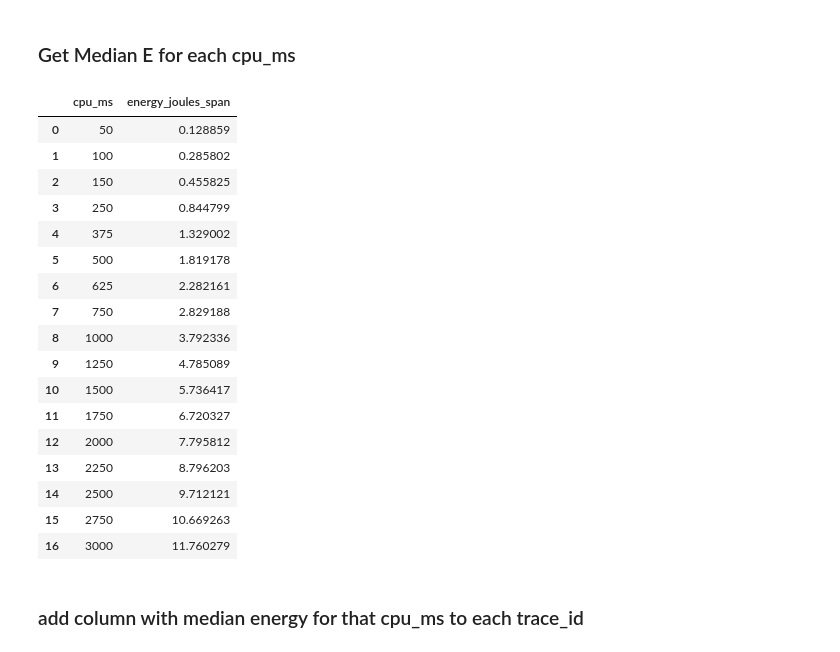
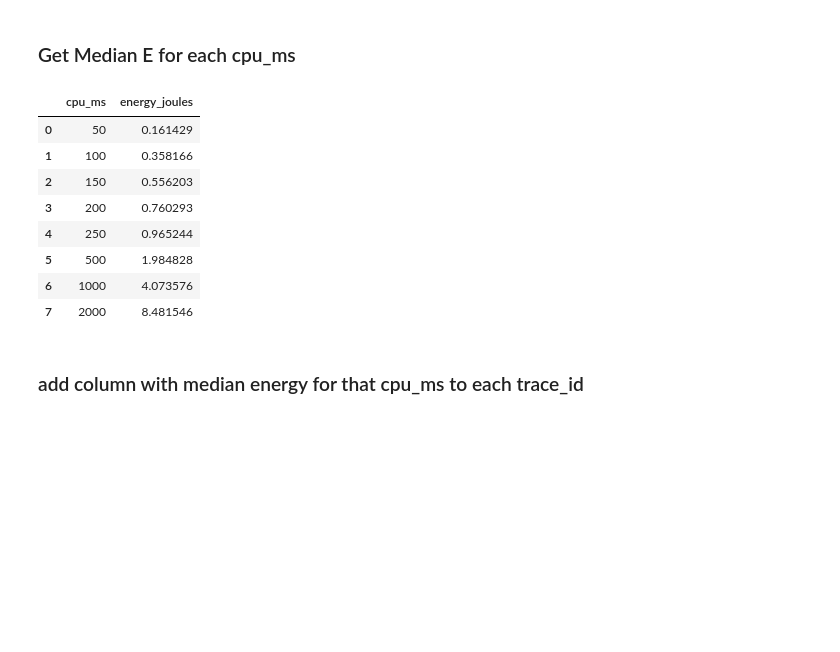
Before and after one commit to tedscott/SideProjects, a Jupyter notebook: E2EGHG/ReCalibrationTests.ipynb, the cells around one changed output. Cells and saved outputs as stored; diff of their text form; code cells hidden in the pictures; blank space fills up the shorter version.

```diff
--- a/E2EGHG/ReCalibrationTests.ipynb
+++ b/E2EGHG/ReCalibrationTests.ipynb
@@ -44,0 +53,4 @@ df_spans_500
+# %%
+# replace . with _ in column names
+df_spans_500.columns = df_spans_500.columns.str.replace('.', '_')
+df_spans_500.columns
@@ -45,10 +63,6 @@ df_spans_500
 # %%
 # create reduced dataset for modeling
-df = df_spans_1000.drop([ 'samples', 'zone', 'timestamp',
-        'kepler_duration_sum_ms_span', 'kepler_energy_joules_span',
-         'start_energy_joules_span',
-        'end_energy_joules_span', 'start_energy_joules_kepler',
-        'end_energy_joules_kepler', 'exper_name', 'interval_ms',
-        'sleep_ms',  'idle_scrapping_ms', 'source_csv'], axis=1)
+df = df_spans_500.drop([ 'trace_id', 'measurements_count', 'start_time_us','start_energy_joules', 'end_energy_joules',
+       'epler_duration_ms', 'kepler_energy_joules', 'exper_name'], axis=1)
 df.head(10)
 # %% [output]
@@ -66,5 +80,5 @@ df.head(10)
 # %% [markdown]
 #### filter out rows with too short active_interval_ms (< 25.0 ms are removed)
 # %%
-df = df.query('active_interval_ms >= 25.0')
-df
+# df = df.query('active_interval_ms >= 25.0')
+# df
@@ -85,28 +85,19 @@ df
 # %% [markdown]
 ### Get Median E for each cpu_ms
 # %%
-df_median_e_cpu_1000 = df[['energy_joules_span','cpu_ms']].copy()
-df_median_e_cpu_1000 = df_median_e_cpu_1000.groupby(['cpu_ms'], as_index=False).median()
-df_median_e_cpu_1000
+df_median_e_cpu = df[['energy_joules','cpu_ms']].copy()
+df_median_e_cpu = df_median_e_cpu.groupby(['cpu_ms'], as_index=False).median()
+df_median_e_cpu
 # %% [output]
-|  | cpu_ms | energy_joules_span |
-| 0 | 50 | 0.128859 |
-| 1 | 100 | 0.285802 |
-| 2 | 150 | 0.455825 |
-| 3 | 250 | 0.844799 |
-| 4 | 375 | 1.329002 |
-| 5 | 500 | 1.819178 |
-| 6 | 625 | 2.282161 |
-| 7 | 750 | 2.829188 |
-| 8 | 1000 | 3.792336 |
-| 9 | 1250 | 4.785089 |
-| 10 | 1500 | 5.736417 |
-| 11 | 1750 | 6.720327 |
-| 12 | 2000 | 7.795812 |
-| 13 | 2250 | 8.796203 |
-| 14 | 2500 | 9.712121 |
-| 15 | 2750 | 10.669263 |
-| 16 | 3000 | 11.760279 |
+|  | cpu_ms | energy_joules |
+| 0 | 50 | 0.161429 |
+| 1 | 100 | 0.358166 |
+| 2 | 150 | 0.556203 |
+| 3 | 200 | 0.760293 |
+| 4 | 250 | 0.965244 |
+| 5 | 500 | 1.984828 |
+| 6 | 1000 | 4.073576 |
+| 7 | 2000 | 8.481546 |
 # %% [markdown]
 ### add column with median energy for that cpu_ms to each trace_id
 # %%
```
Also changed, not shown: parts of 11 cells of this notebook, 2 other files.
